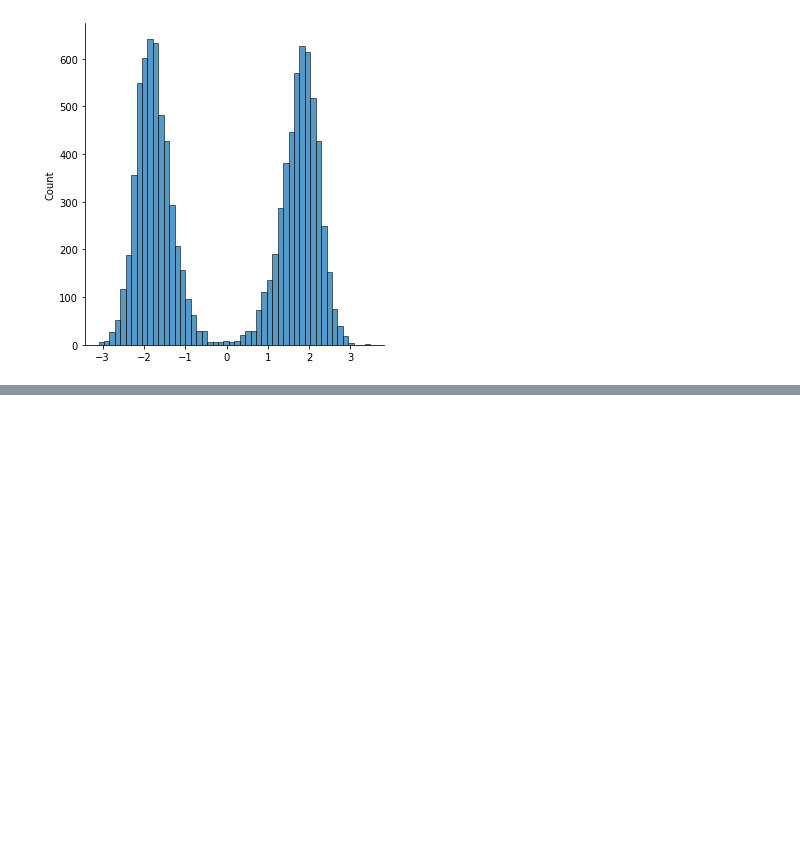
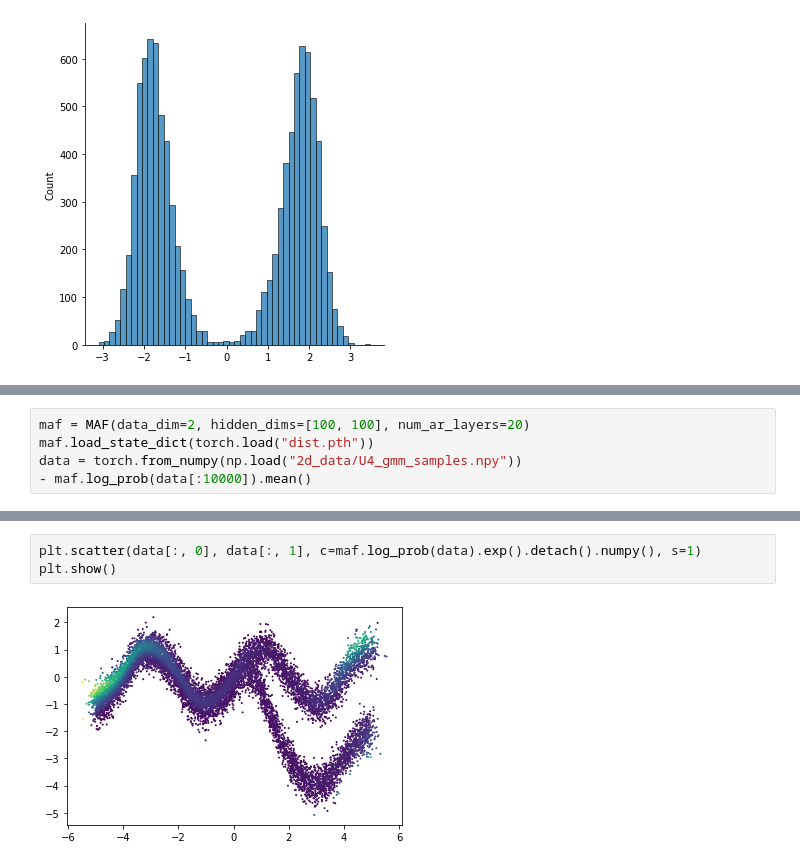
Before and after one commit to zhihanyang2022/maf-pytorch, a Jupyter notebook: maf/generate_2d_data.ipynb, the cells around one changed output, grey strips where cells are left out. Saved outputs shown, nothing was run; the diff lists cells and outputs as text; blank space fills up the shorter version.

```diff
--- a/maf/generate_2d_data.ipynb
+++ b/maf/generate_2d_data.ipynb
@@ -316,0 +322,5 @@ plt.show()
+# %%
+maf = MAF(data_dim=2, hidden_dims=[100, 100], num_ar_layers=20)
+maf.load_state_dict(torch.load("dist.pth"))
+data = torch.from_numpy(np.load("2d_data/U4_gmm_samples.npy"))
+- maf.log_prob(data[:10000]).mean()
@@ -316,0 +332,5 @@ plt.show()
+# %%
+plt.scatter(data[:, 0], data[:, 1], c=maf.log_prob(data).exp().detach().numpy(), s=1)
+plt.show()
+# %% [output]
+[figure, added]
```
Also changed, not shown: parts of 17 cells of this notebook, 17 other files.
